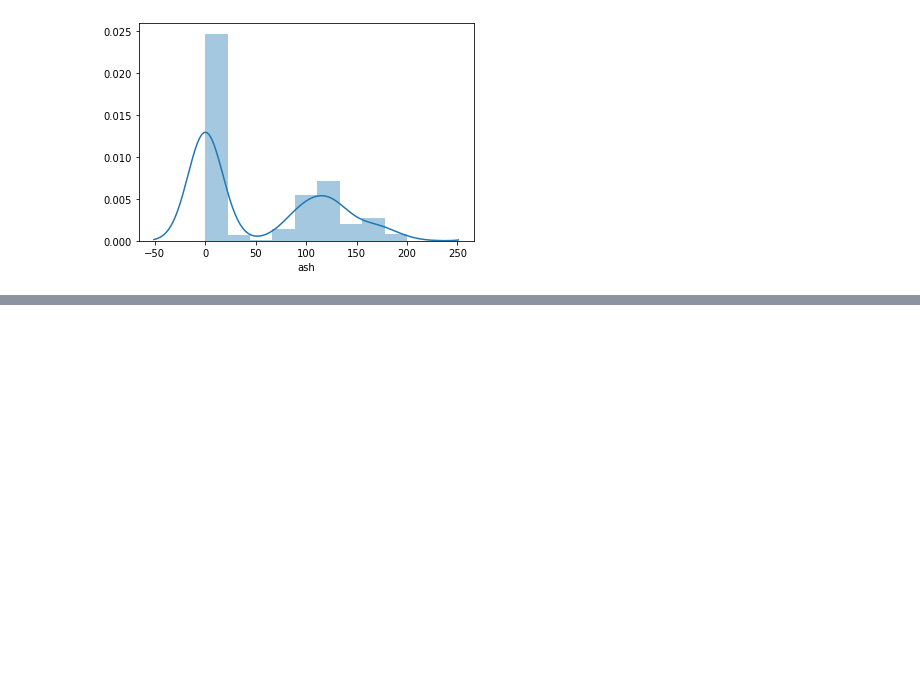
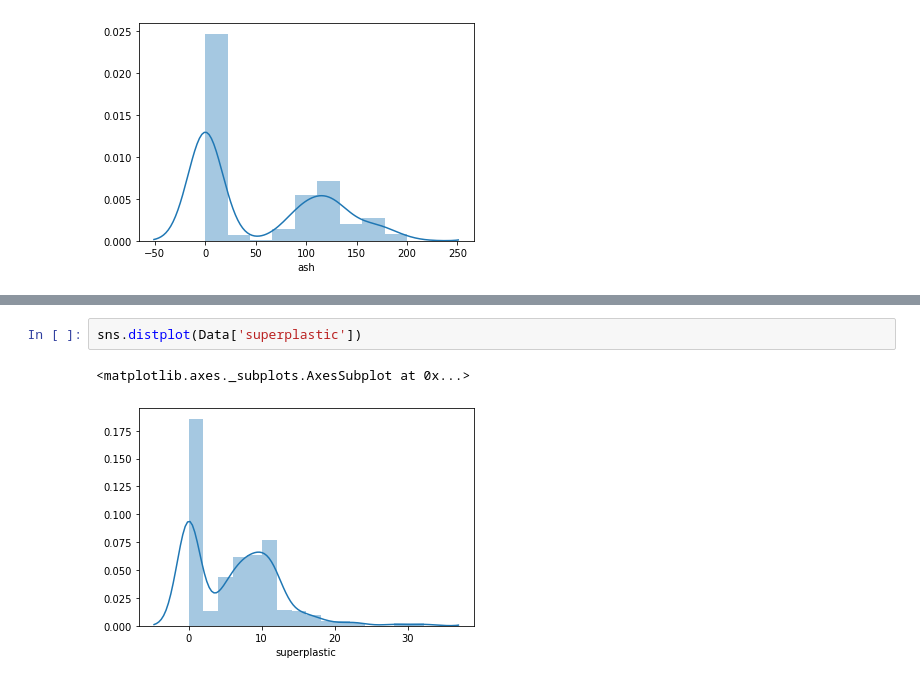
Before and after one commit to GreatLearningAIML1/gl-pgp-aiml-uta-intl-mar20-veenaneshwari, a Jupyter notebook: June19/ConcreteStrengthPrediction.ipynb, the cells around one changed output, grey strips where cells are left out. Drawn from its saved outputs; the diff is of its cells as text; blank space fills up the shorter version.

```diff
--- a/June19/ConcreteStrengthPrediction.ipynb
+++ b/June19/ConcreteStrengthPrediction.ipynb
@@ -85,0 +92,5 @@ sns.distplot(Data['ash'])
+# %%
+sns.distplot(Data['superplastic'])
+# %% [output]
+<matplotlib.axes._subplots.AxesSubplot at 0x...>
+[figure, added]
```
Also changed, not shown: parts of 10 cells of this notebook, 1 other file.
